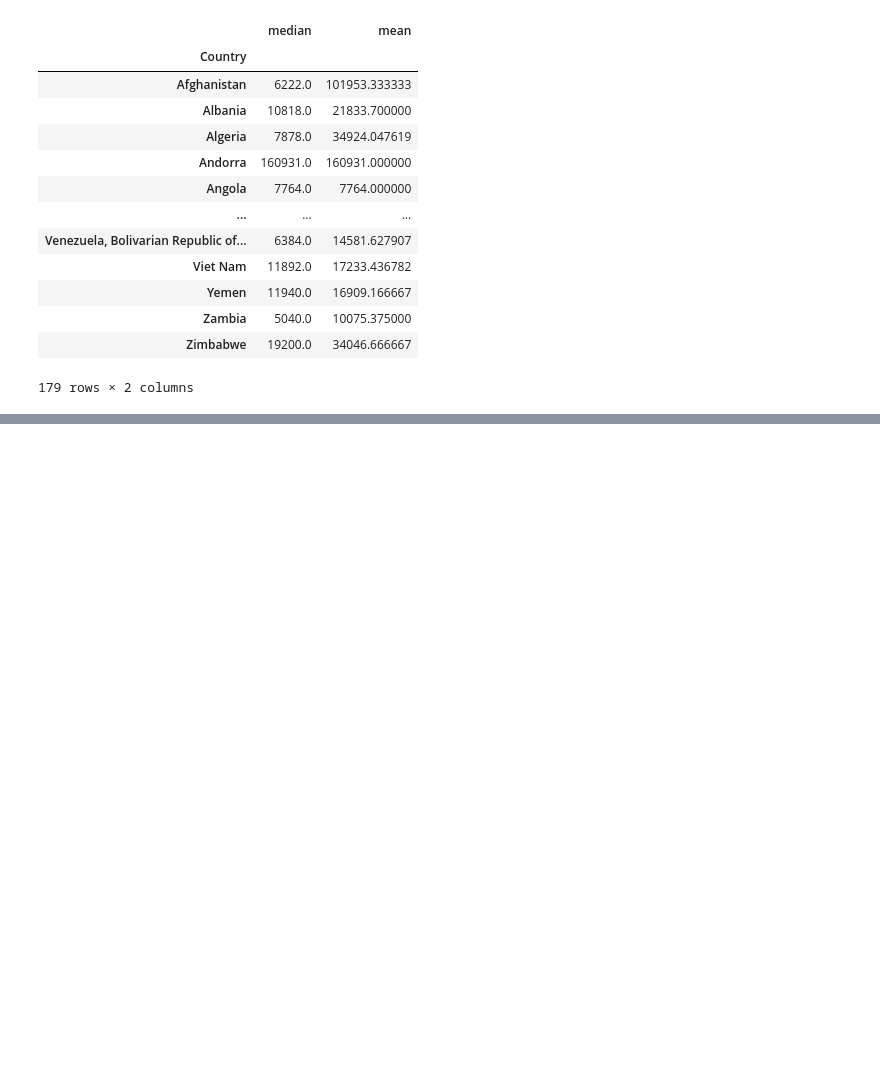
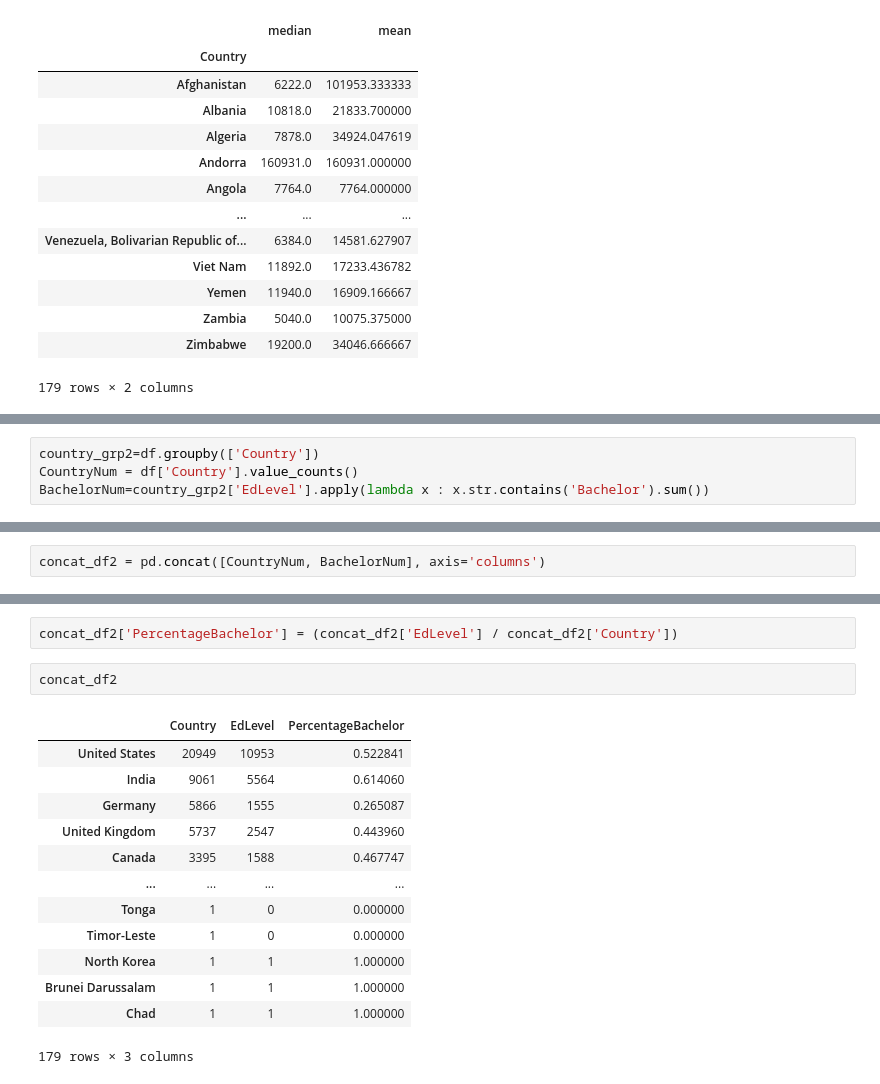
Before and after one commit to LeastKIds/jupyter_notebook, a Jupyter notebook: pandas_grouping_aggregating.ipynb, the cells around one changed output, grey strips where cells are left out. Drawn from its saved outputs; the diff is of its cells as text; blank space fills up the shorter version.

```diff
--- a/pandas_grouping_aggregating.ipynb
+++ b/pandas_grouping_aggregating.ipynb
@@ -444,0 +753,4 @@ country_grp['ConvertedComp'].agg(['median', 'mean'])
+# %%
+country_grp2=df.groupby(['Country'])
+CountryNum = df['Country'].value_counts()
+BachelorNum=country_grp2['EdLevel'].apply(lambda x : x.str.contains('Bachelor').sum())
@@ -444,0 +759,2 @@ country_grp['ConvertedComp'].agg(['median', 'mean'])
+# %%
+concat_df2 = pd.concat([CountryNum, BachelorNum], axis='columns')
@@ -444,0 +777,18 @@ country_grp['ConvertedComp'].agg(['median', 'mean'])
+# %%
+concat_df2['PercentageBachelor'] = (concat_df2['EdLevel'] / concat_df2['Country'])
+# %%
+concat_df2
+# %% [output]
+|  | Country | EdLevel | PercentageBachelor |
+| United States | 20949 | 10953 | 0.522841 |
+| India | 9061 | 5564 | 0.614060 |
+| Germany | 5866 | 1555 | 0.265087 |
+| United Kingdom | 5737 | 2547 | 0.443960 |
+| Canada | 3395 | 1588 | 0.467747 |
+| ... | ... | ... | ... |
+| Tonga | 1 | 0 | 0.000000 |
+| Timor-Leste | 1 | 0 | 0.000000 |
+| North Korea | 1 | 1 | 1.000000 |
+| Brunei Darussalam | 1 | 1 | 1.000000 |
+| Chad | 1 | 1 | 1.000000 |
+179 rows × 3 columns
```
Also changed, not shown: parts of 39 cells of this notebook, 3 other files.
